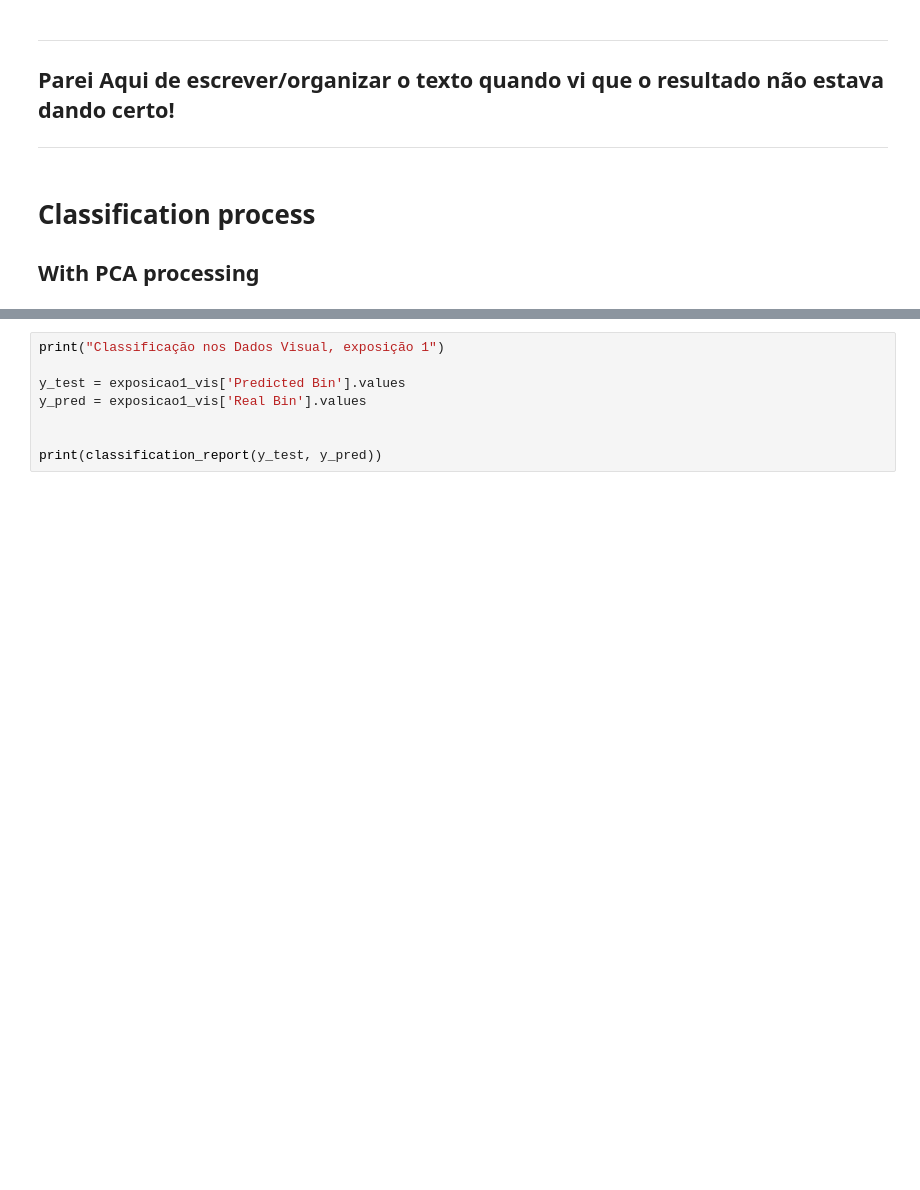
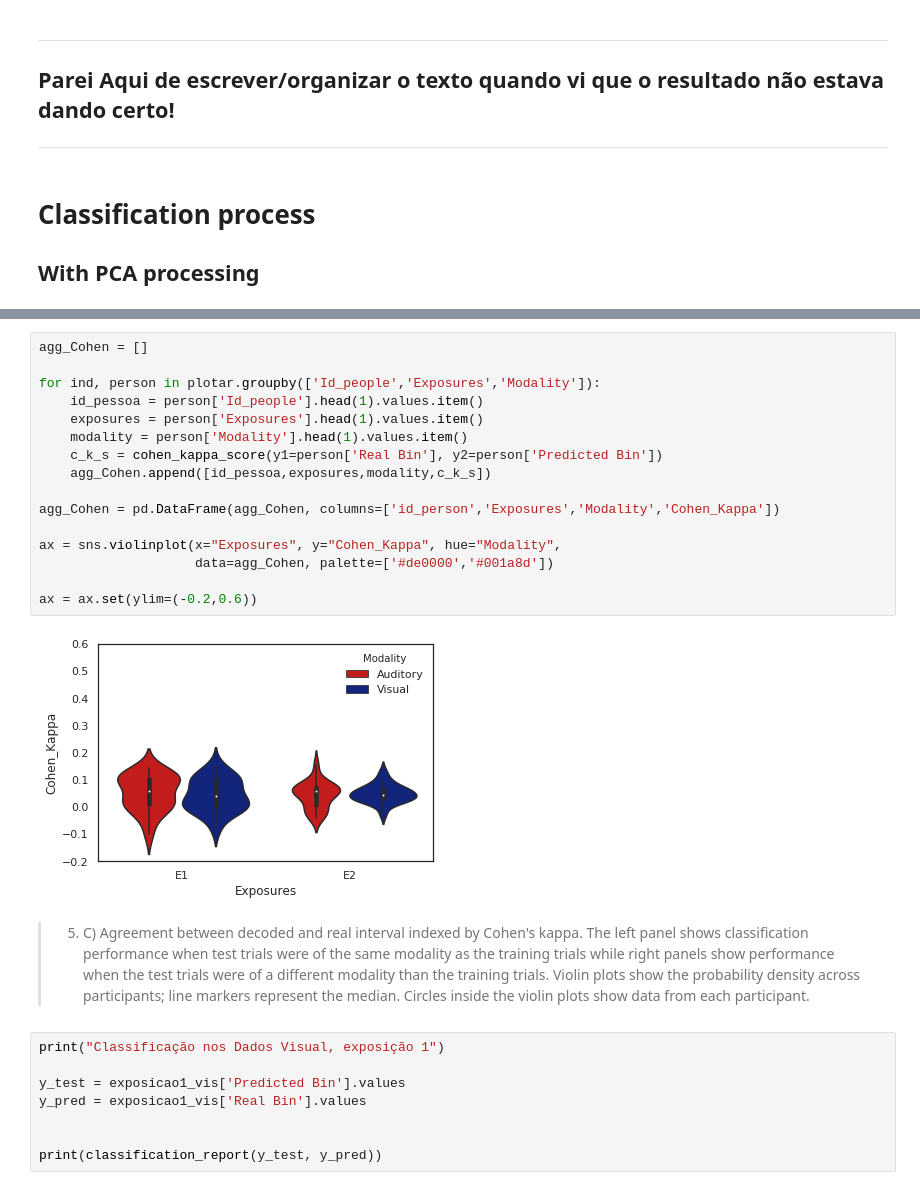
Before and after one commit to bruAristimunha/Across-Modalities, a Jupyter notebook: notebook/Original-Proposal.ipynb, the cells around one changed output, grey strips where cells are left out. Cells and saved outputs as stored; diff of their text form; blank space fills up the shorter version.

```diff
--- a/notebook/Original-Proposal.ipynb
+++ b/notebook/Original-Proposal.ipynb
@@ -712,3 +723,23 @@ plot_cat(exposicao1_aud,exposicao2_aud,exposicao1_vis,exposicao2_vis)
+# %%
+agg_Cohen = []
+
+for ind, person in plotar.groupby(['Id_people','Exposures','Modality']):
+    id_pessoa = person['Id_people'].head(1).values.item()
+    exposures = person['Exposures'].head(1).values.item()
+    modality = person['Modality'].head(1).values.item()
+    c_k_s = cohen_kappa_score(y1=person['Real Bin'], y2=person['Predicted Bin'])
+    agg_Cohen.append([id_pessoa,exposures,modality,c_k_s])
+
+agg_Cohen = pd.DataFrame(agg_Cohen, columns=['id_person','Exposures','Modality','Cohen_Kappa'])
+
+ax = sns.violinplot(x="Exposures", y="Cohen_Kappa", hue="Modality",
+                    data=agg_Cohen, palette=['#de0000','#001a8d'])
+
+ax = ax.set(ylim=(-0.2,0.6))
+# %% [output]
+[figure, added]
+# %% [markdown]
+> 5. C) Agreement between decoded and real interval indexed by Cohen's kappa. The left panel shows classification performance when test trials were of the same modality as the training trials while right panels show performance when the test trials were of a different modality than the training trials. Violin plots show the probability density across participants; line markers represent the median. Circles inside the violin plots show data from each participant.
 # %%
 print("Classificação nos Dados Visual, exposição 1")
 
```
Also changed, not shown: parts of 9 cells of this notebook.
